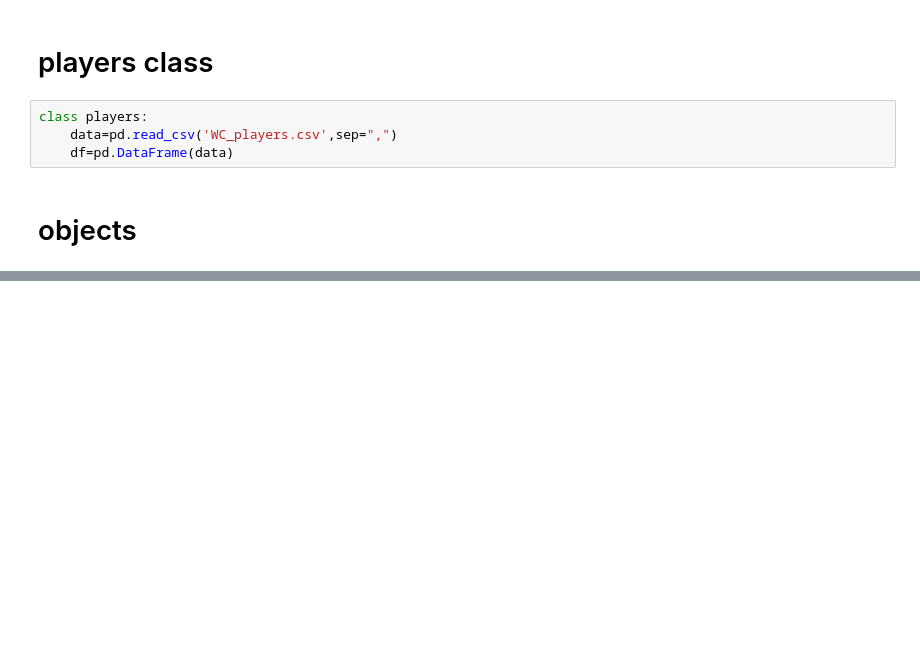
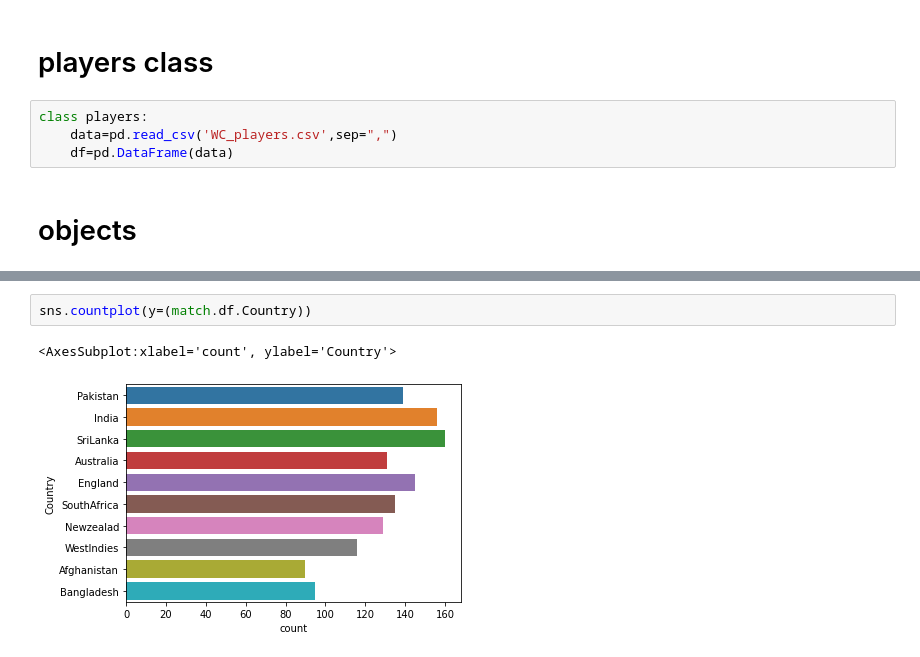
Before and after one commit to omi4535/fifa-world-best-X-, a Jupyter notebook: analysis_using_oop.ipynb, the cells around one changed output, grey strips where cells are left out. Cells and saved outputs as stored; diff of their text form; blank space fills up the shorter version.

```diff
--- a/analysis_using_oop.ipynb
+++ b/analysis_using_oop.ipynb
@@ -49,0 +85,5 @@ player=players()
+# %%
+sns.countplot(y=(match.df.Country))
+# %% [output]
+<AxesSubplot:xlabel='count', ylabel='Country'>
+[figure, added]
```
Also changed, not shown: parts of 16 cells of this notebook.
